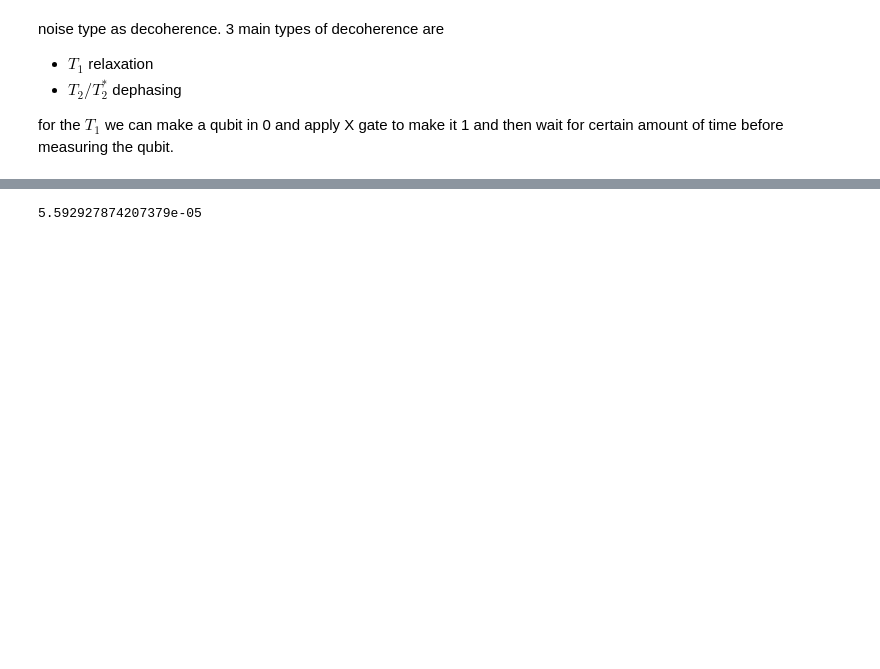
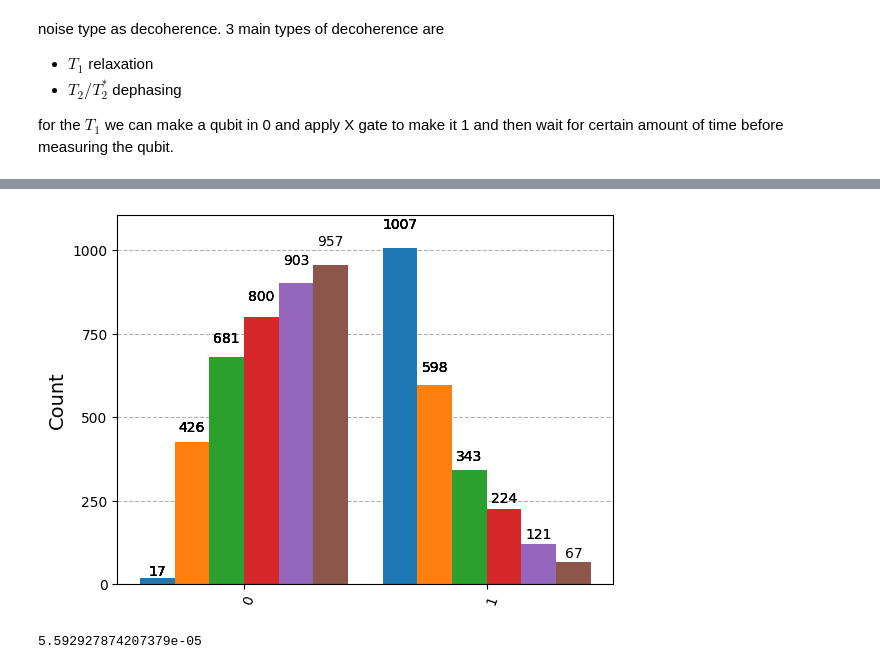
Before and after one commit to dipankardas011/Quantum-Coding, a Jupyter notebook: error-mitigation.ipynb, the cells around one changed output, grey strips where cells are left out. Cells and saved outputs as stored; diff of their text form; code cells hidden in the pictures; blank space fills up the shorter version.

```diff
--- a/error-mitigation.ipynb
+++ b/error-mitigation.ipynb
@@ -65,3 +65,13 @@ b4817f59  aer_simulator_from(fake_perth)     None  0.669797    s
+# %%
+arr = []
+for i in exp_data._result_data.__dict__.get('_container', []):
+    arr.extend([i['counts']])
+    # print(f"{i['job_id']} -> {i['counts']}")
+
+import qiskit.visualization as vis
+vis.plot_histogram(arr)
+# %% [output]
+[figure, added]
 # %%
 qubit0_t1
 # %% [output]
```
Also changed, not shown: parts of 32 cells of this notebook.
